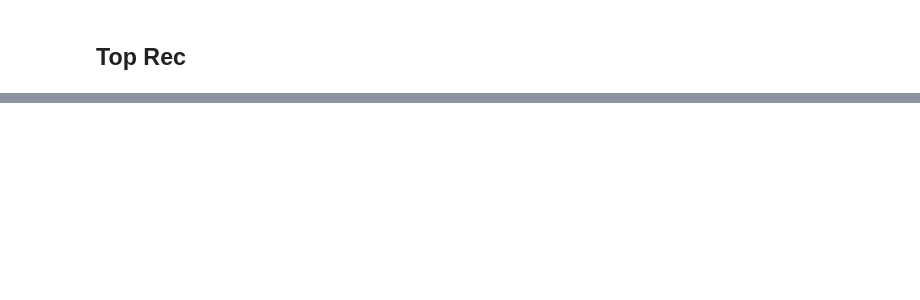
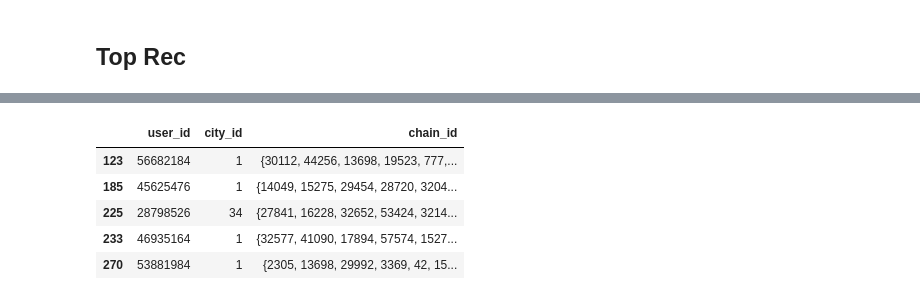
Before and after one commit to GimmeDanger/made-rec-sys-2021, a Jupyter notebook: utils/Full pipeline train.ipynb, the cells around one changed output, grey strips where cells are left out. Saved outputs shown, nothing was run; the diff lists cells and outputs as text; code cells hidden in the pictures; blank space fills up the shorter version.

```diff
--- a/utils/Full pipeline train.ipynb
+++ b/utils/Full pipeline train.ipynb
@@ -252,0 +287,2 @@ with open('top_rec.pkl', 'wb') as f:
+# %%
+tmp = tmp[tmp.chain_id.apply(len) >= 5]
@@ -252,0 +291,9 @@ with open('top_rec.pkl', 'wb') as f:
+# %%
+tmp.head()
+# %% [output]
+|  | user_id | city_id | chain_id |
+| 123 | 56682184 | 1 | {30112, 44256, 13698, 19523, 777,... |
+| 185 | 45625476 | 1 | {14049, 15275, 29454, 28720, 3204... |
+| 225 | 28798526 | 34 | {27841, 16228, 32652, 53424, 3214... |
+| 233 | 46935164 | 1 | {32577, 41090, 17894, 57574, 1527... |
+| 270 | 53881984 | 1 | {2305, 13698, 29992, 3369, 42, 15... |
```
Also changed, not shown: parts of 13 cells of this notebook, 1 other file.
